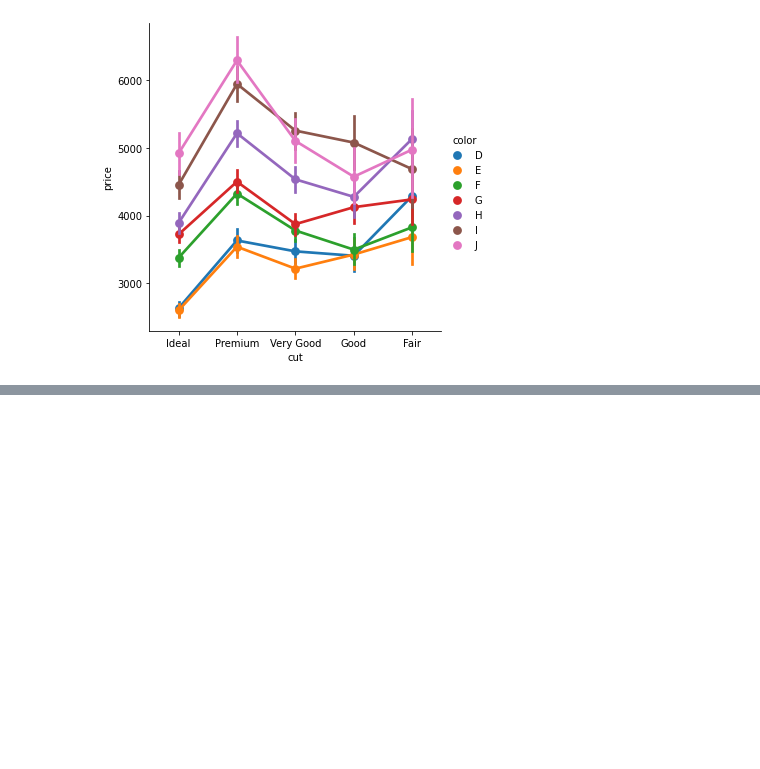
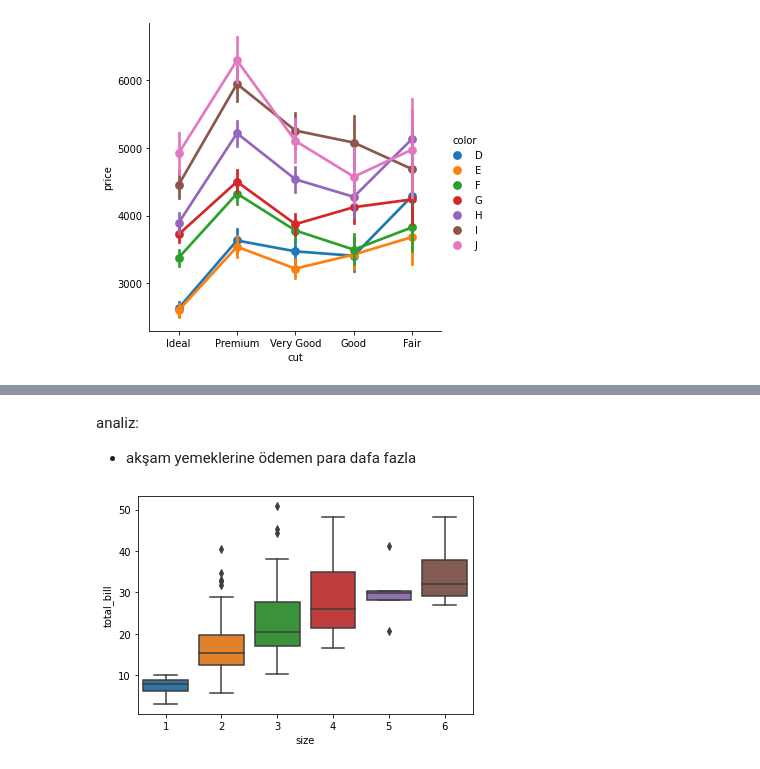
Before and after one commit to mustafahunerli/veri_bilimi_kurs_kodlari_py_edit, a Jupyter notebook: D2_Veri_Analizi.ipynb, the cells around one changed output, grey strips where cells are left out. Saved outputs shown, nothing was run; the diff lists cells and outputs as text; code cells hidden in the pictures; blank space fills up the shorter version.

```diff
--- a/D2_Veri_Analizi.ipynb
+++ b/D2_Veri_Analizi.ipynb
@@ -297,0 +339,7 @@ analiz:
+# %% [markdown]
+analiz:
+* akşam yemeklerine ödemen para dafa fazla
+# %%
+sns.boxplot(x = "size", y = "total_bill", data = df);
+# %% [output]
+[figure, added]
```
Also changed, not shown: parts of 41 cells of this notebook.
